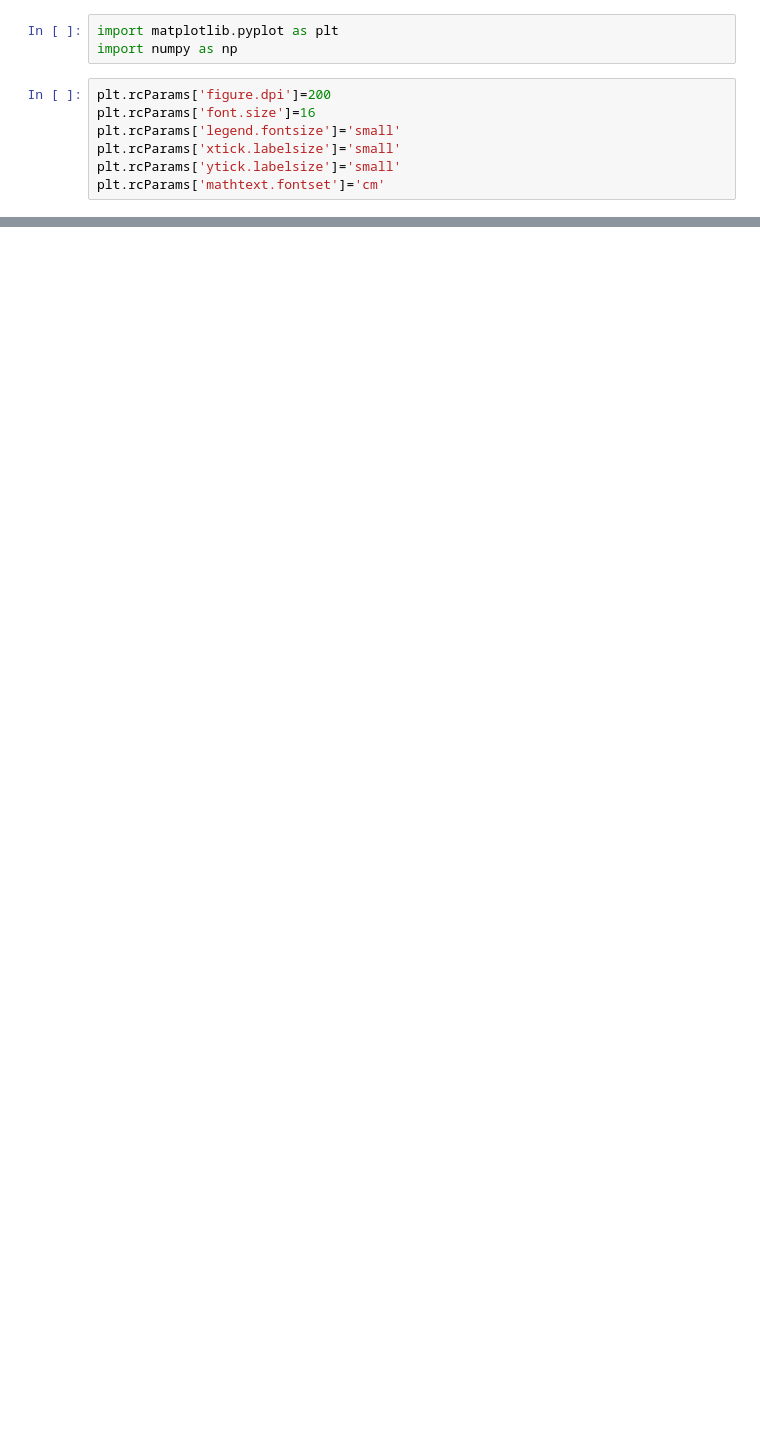
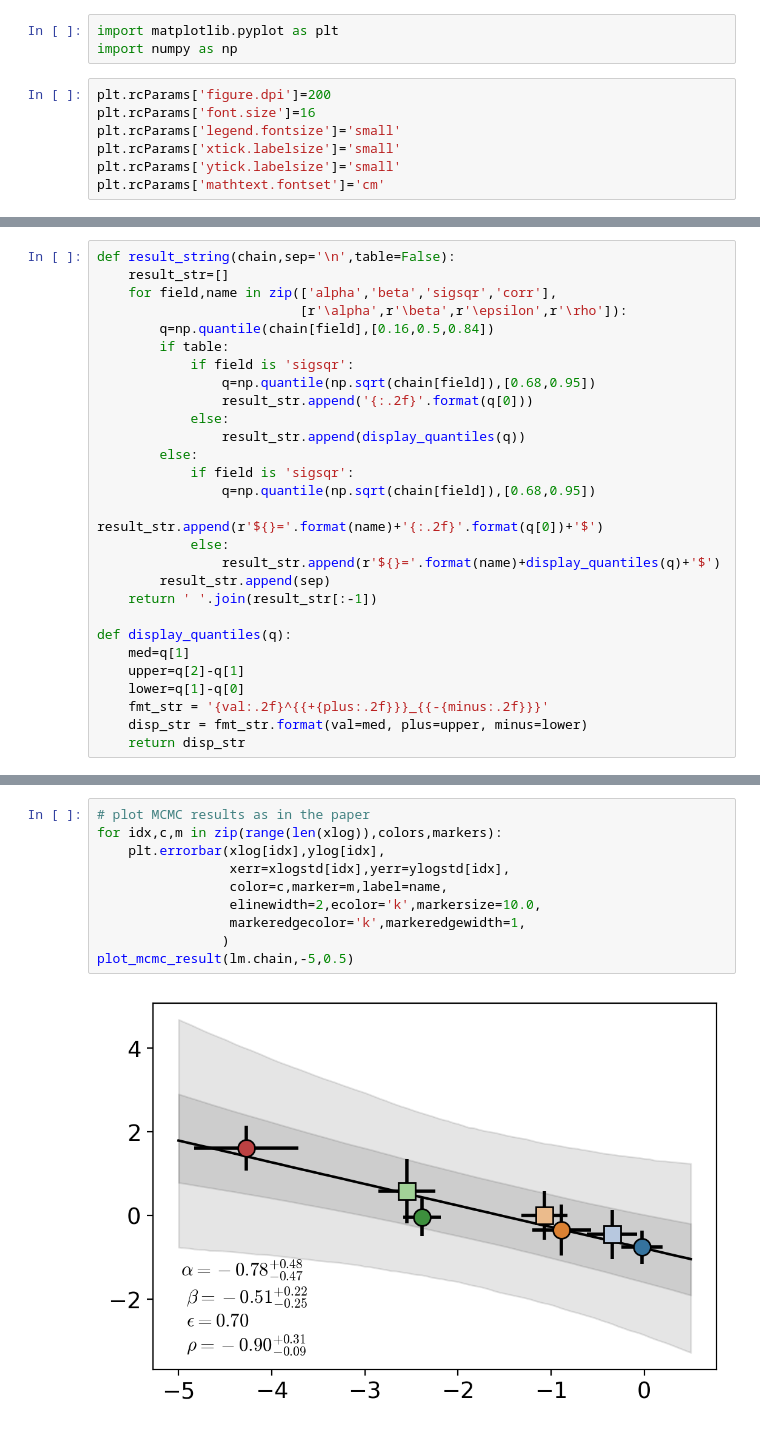
Before and after one commit to changgoo/tigress-wind-figureset, a Jupyter notebook: tables/Example_scripts.ipynb, the cells around one changed output, grey strips where cells are left out. Drawn from its saved outputs; the diff is of its cells as text; blank space fills up the shorter version.

```diff
--- a/tables/Example_scripts.ipynb
+++ b/tables/Example_scripts.ipynb
@@ -93,0 +140,28 @@ FileNotFoundError: [Errno 2] No such file or directory: './table-mean.ecsv'
+# %%
+def result_string(chain,sep='\n',table=False):
+    result_str=[]
+    for field,name in zip(['alpha','beta','sigsqr','corr'],
+                          [r'\alpha',r'\beta',r'\epsilon',r'\rho']):
+        q=np.quantile(chain[field],[0.16,0.5,0.84])
+        if table:
+            if field is 'sigsqr':
+                q=np.quantile(np.sqrt(chain[field]),[0.68,0.95])
+                result_str.append('{:.2f}'.format(q[0]))
+            else:
+                result_str.append(display_quantiles(q))
+        else:
+            if field is 'sigsqr':
+                q=np.quantile(np.sqrt(chain[field]),[0.68,0.95])
+                result_str.append(r'${}='.format(name)+'{:.2f}'.format(q[0])+'$')
+            else:
+                result_str.append(r'${}='.format(name)+display_quantiles(q)+'$')
+        result_str.append(sep)
+    return ' '.join(result_str[:-1])
+
+def display_quantiles(q):
+    med=q[1]
+    upper=q[2]-q[1]
+    lower=q[1]-q[0]
+    fmt_str = '{val:.2f}^{{+{plus:.2f}}}_{{-{minus:.2f}}}'
+    disp_str = fmt_str.format(val=med, plus=upper, minus=lower)
+    return disp_str
@@ -93,0 +208,12 @@ FileNotFoundError: [Errno 2] No such file or directory: './table-mean.ecsv'
+# %%
+# plot MCMC results as in the paper
+for idx,c,m in zip(range(len(xlog)),colors,markers):
+    plt.errorbar(xlog[idx],ylog[idx],
+                 xerr=xlogstd[idx],yerr=ylogstd[idx],
+                 color=c,marker=m,label=name,
+                 elinewidth=2,ecolor='k',markersize=10.0,
+                 markeredgecolor='k',markeredgewidth=1,
+                )
+plot_mcmc_result(lm.chain,-5,0.5)
+# %% [output]
+[figure, added]
```
Also changed, not shown: parts of 9 cells of this notebook, 1 other file.
